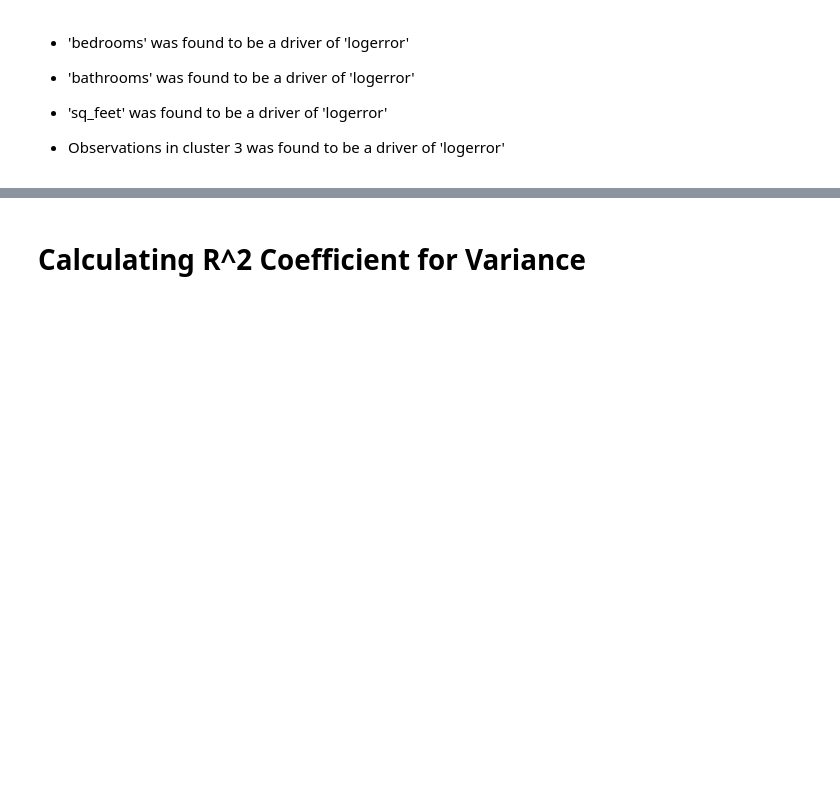
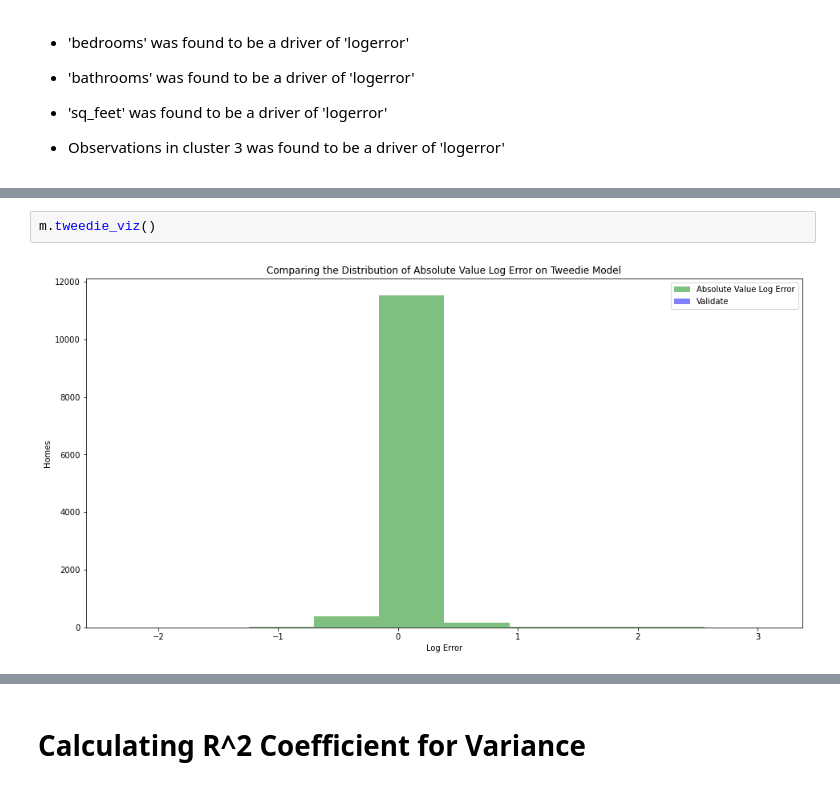
Before and after one commit to Michael-Mesa-Rae-Downen/project-3-clustering, a Jupyter notebook: final_report.ipynb, the cells around one changed output, grey strips where cells are left out. Drawn from its saved outputs; the diff is of its cells as text; blank space fills up the shorter version.

```diff
--- a/final_report.ipynb
+++ b/final_report.ipynb
@@ -275,0 +337,4 @@ p     = 0.0341
+# %%
+m.tweedie_viz()
+# %% [output]
+[figure, added]
```
Also changed, not shown: parts of 31 cells of this notebook, 2 other files.
